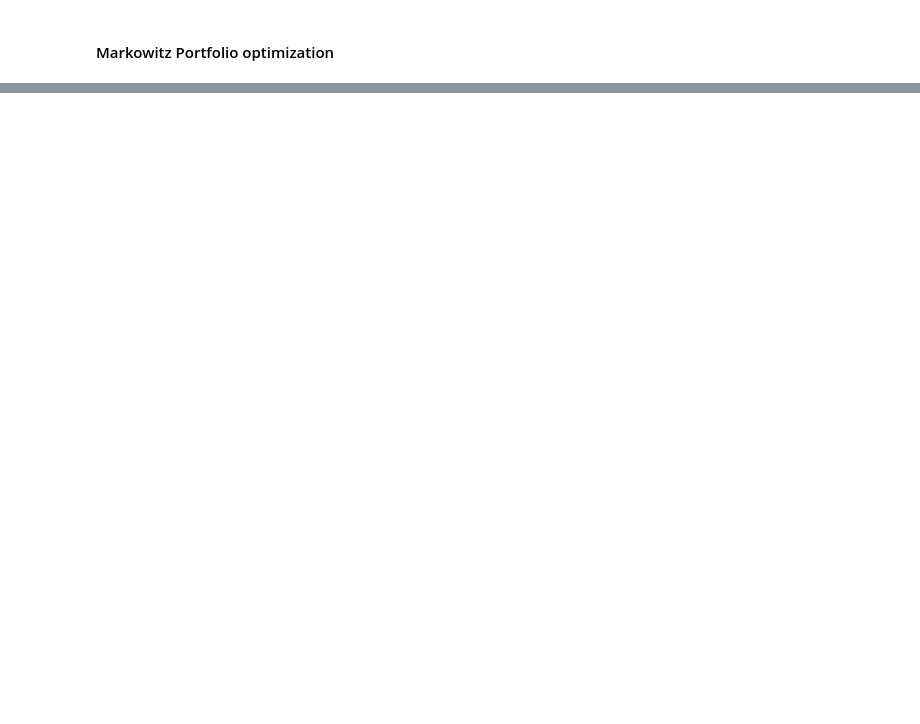
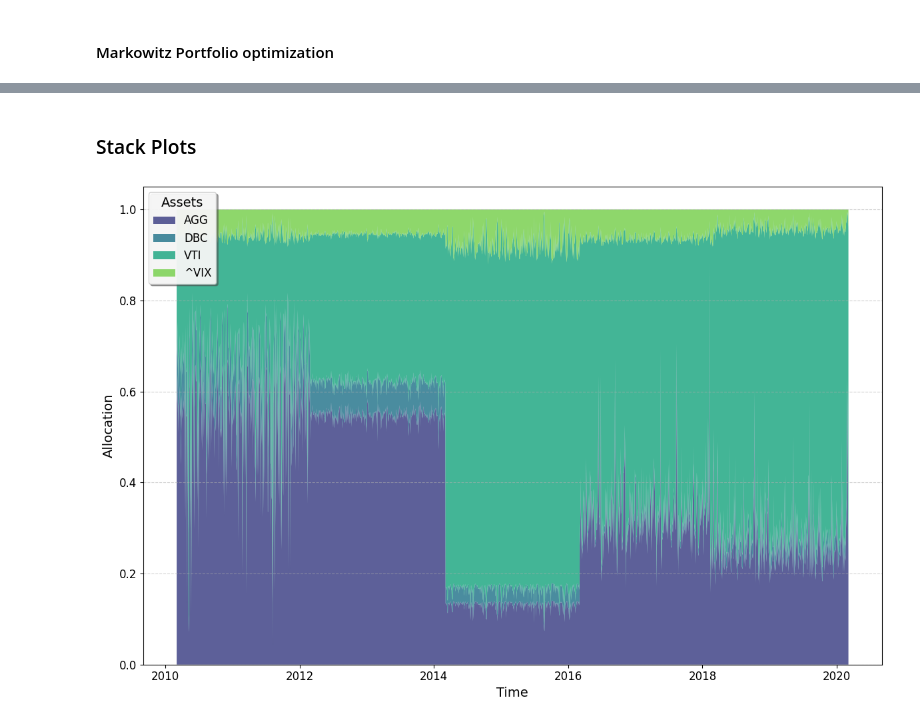
Before and after one commit to QMoayedpour/Advanced_ML_Ensae, a Jupyter notebook: ntbk/paper_implementation.ipynb, the cells around one changed output, grey strips where cells are left out. Drawn from its saved outputs; the diff is of its cells as text; code cells hidden in the pictures; blank space fills up the shorter version.

```diff
--- a/ntbk/paper_implementation.ipynb
+++ b/ntbk/paper_implementation.ipynb
@@ -310,0 +311,8 @@ plot_cumulatives(list_results, list_names)
+# %% [markdown]
+### Stack Plots
+# %%
+from src.viz import plot_stack
+
+plot_stack(out_lstm)
+# %% [output]
+[figure, added]
```
Also changed, not shown: parts of 8 cells of this notebook, 7 other files.
